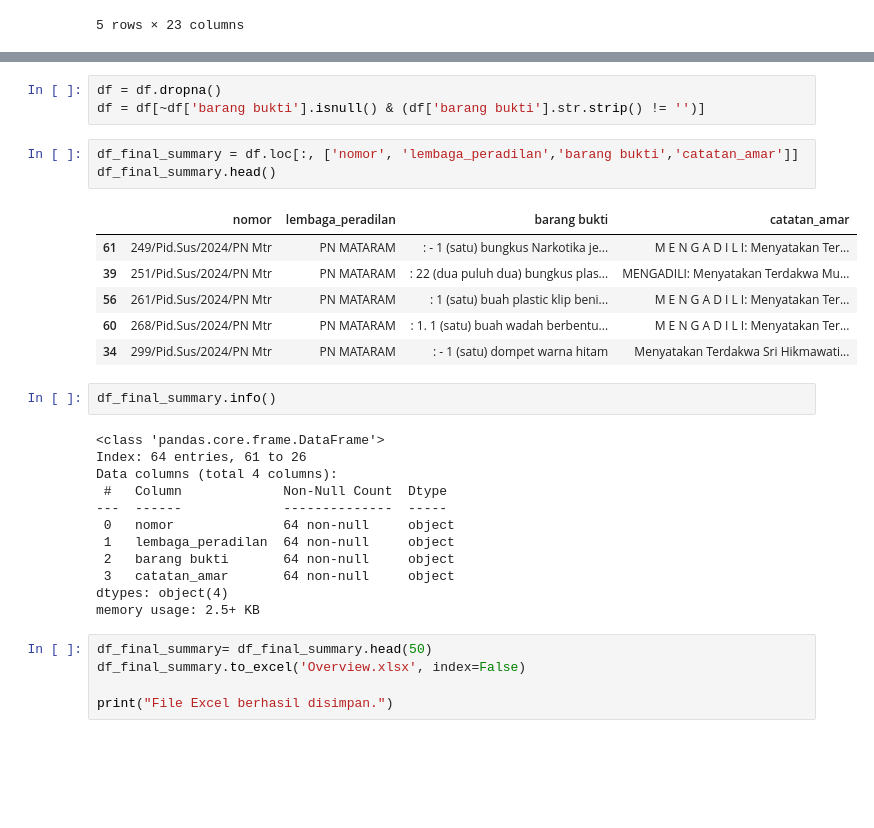
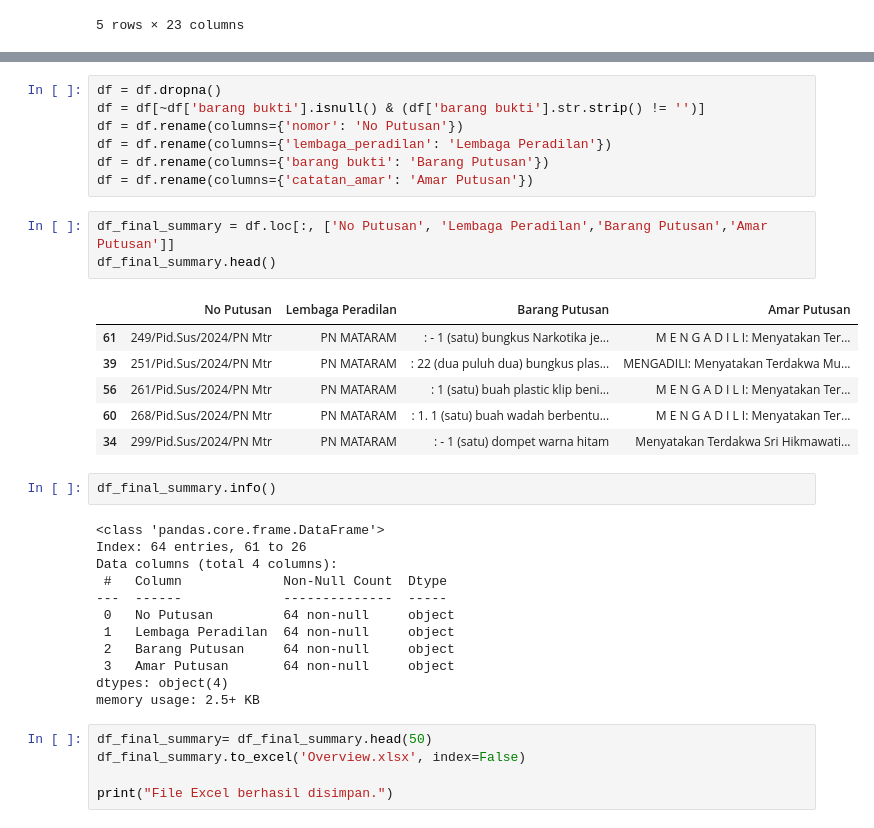
Before and after one commit to taaazz/Dataset-Narkotika_075_090, a Jupyter notebook: Scraping dan Overview PN Mataram 2024.ipynb, the cells around one changed output, grey strips where cells are left out. Drawn from its saved outputs; the diff is of its cells as text; blank space fills up the shorter version.

```diff
--- a/Scraping dan Overview PN Mataram 2024.ipynb
+++ b/Scraping dan Overview PN Mataram 2024.ipynb
@@ -460,11 +453,15 @@ df.head(50)
 # %%
 df = df.dropna()
 df = df[~df['barang bukti'].isnull() & (df['barang bukti'].str.strip() != '')]
+df = df.rename(columns={'nomor': 'No Putusan'})
+df = df.rename(columns={'lembaga_peradilan': 'Lembaga Peradilan'})
+df = df.rename(columns={'barang bukti': 'Barang Putusan'})
+df = df.rename(columns={'catatan_amar': 'Amar Putusan'})
 # %%
-df_final_summary = df.loc[:, ['nomor', 'lembaga_peradilan','barang bukti','catatan_amar']]
+df_final_summary = df.loc[:, ['No Putusan', 'Lembaga Peradilan','Barang Putusan','Amar Putusan']]
 df_final_summary.head()
 # %% [output]
-|  | nomor | lembaga_peradilan | barang bukti | catatan_amar |
+|  | No Putusan | Lembaga Peradilan | Barang Putusan | Amar Putusan |
 | 61 | 249/Pid.Sus/2024/PN Mtr | PN MATARAM | : - 1 (satu) bungkus Narkotika je... | M E N G A D I L I: Menyatakan Ter... |
 | 39 | 251/Pid.Sus/2024/PN Mtr | PN MATARAM | : 22 (dua puluh dua) bungkus plas... | MENGADILI: Menyatakan Terdakwa Mu... |
 | 56 | 261/Pid.Sus/2024/PN Mtr | PN MATARAM | : 1 (satu) buah plastic klip beni... | M E N G A D I L I: Menyatakan Ter... |
@@ -478,10 +475,10 @@ Index: 64 entries, 61 to 26
 Data columns (total 4 columns):
  #   Column             Non-Null Count  Dtype
 ---  ------             --------------  -----
- 0   nomor              64 non-null     object
- 1   lembaga_peradilan  64 non-null     object
- 2   barang bukti       64 non-null     object
- 3   catatan_amar       64 non-null     object
+ 0   No Putusan         64 non-null     object
+ 1   Lembaga Peradilan  64 non-null     object
+ 2   Barang Putusan     64 non-null     object
+ 3   Amar Putusan       64 non-null     object
 dtypes: object(4)
 memory usage: 2.5+ KB
 # %%
```
Also changed, not shown: parts of 1 cell of this notebook, 1 other file.
